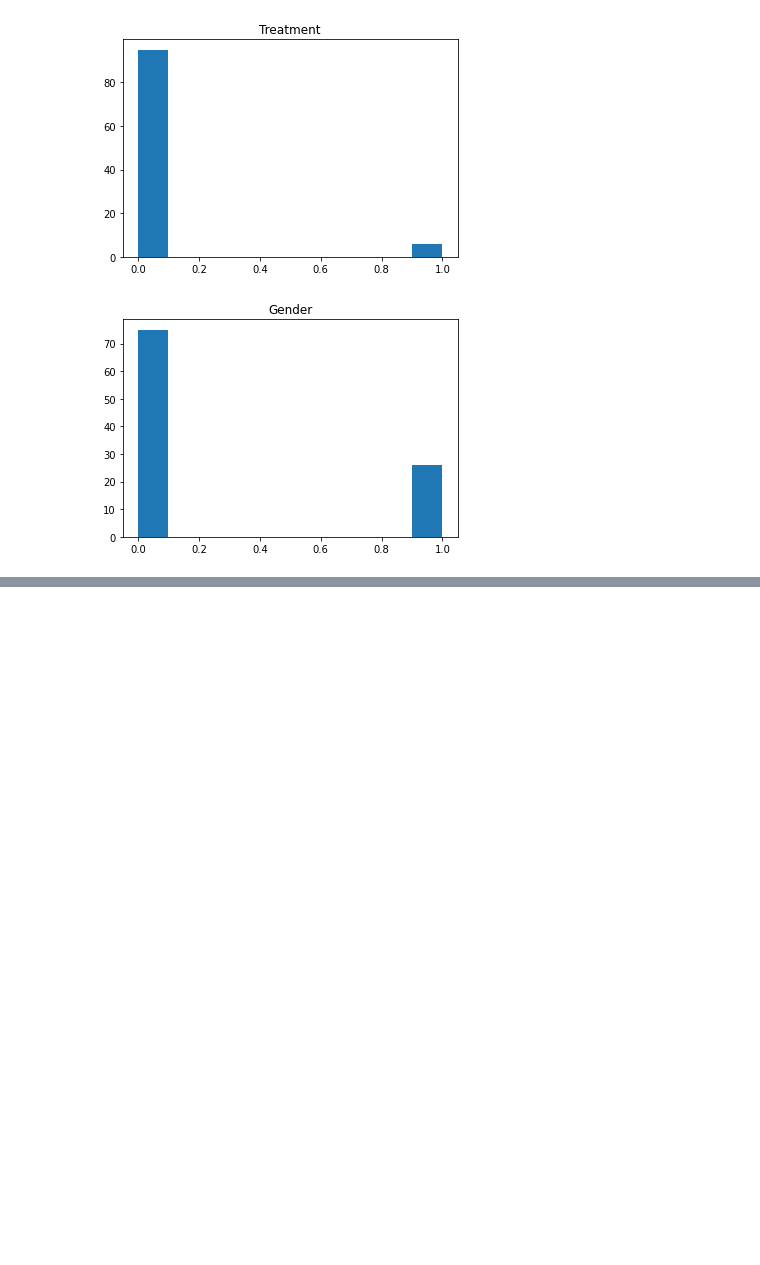
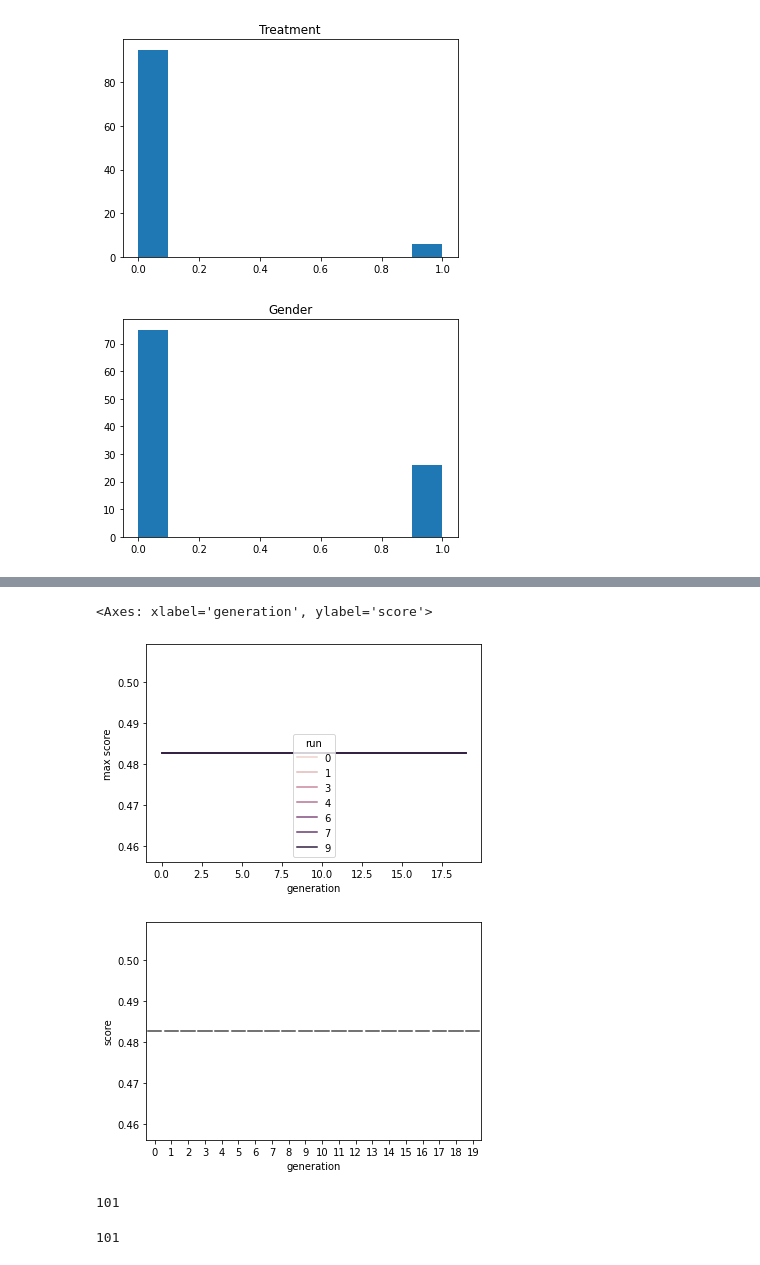
Before and after one commit to justin9503/MSc-Thesis, a Jupyter notebook: Thesis_2.ipynb, the cells around one changed output, grey strips where cells are left out. Drawn from its saved outputs; the diff is of its cells as text; code cells hidden in the pictures; blank space fills up the shorter version.

```diff
--- a/Thesis_2.ipynb
+++ b/Thesis_2.ipynb
@@ -294,0 +299,7 @@ array([<AxesSubplot:>, <AxesSubplot:>, <AxesSubplot:>, <AxesSubplot:>,
+# %%
+X_train, X_test, y_train, y_test = train_test_split(X, y,test_size=0.25, random_state=None)
+# %%
+import xgboost as xgb
+model1=xgb.XGBClassifier(random_state=1,learning_rate=0.01)
+model1.fit(X_train, y_train)
+model1.score(X_test,y_test)
@@ -294,0 +318,21 @@ array([<AxesSubplot:>, <AxesSubplot:>, <AxesSubplot:>, <AxesSubplot:>,
+# %%
+param_test1 = {
+ 'max_depth':range(3,10,2),
+ 'min_child_weight':range(1,6,2)
+}
+# %%
+nia_search = NatureInspiredSearchCV(
+    model1,
+    param_test1,
+    cv=5,
+    verbose=1,
+    algorithm='hba',
+    population_size=500,
+    max_n_gen=20,
+    max_stagnating_gen=100,
+    runs=10,
+    scoring='f1_macro',
+    random_state=42,
+)
+
+nia_search.fit(X_train, y_train)
@@ -294,0 +394,10 @@ array([<AxesSubplot:>, <AxesSubplot:>, <AxesSubplot:>, <AxesSubplot:>,
+# %%
+from sklearn_nature_inspired_algorithms.helpers import score_by_generation_lineplot
+from sklearn_nature_inspired_algorithms.helpers import score_by_generation_violinplot
+
+score_by_generation_lineplot(nia_search)
+score_by_generation_violinplot(nia_search)
+# %% [output]
+<Axes: xlabel='generation', ylabel='score'>
+[figure, added]
+[figure, added]
@@ -294,0 +411,4 @@ array([<AxesSubplot:>, <AxesSubplot:>, <AxesSubplot:>, <AxesSubplot:>,
+# %%
+len(df)
+# %% [output]
+101
@@ -294,0 +420,4 @@ array([<AxesSubplot:>, <AxesSubplot:>, <AxesSubplot:>, <AxesSubplot:>,
+# %%
+len(X)
+# %% [output]
+101
```
Also changed, not shown: parts of 17 cells of this notebook, 1 other file.
